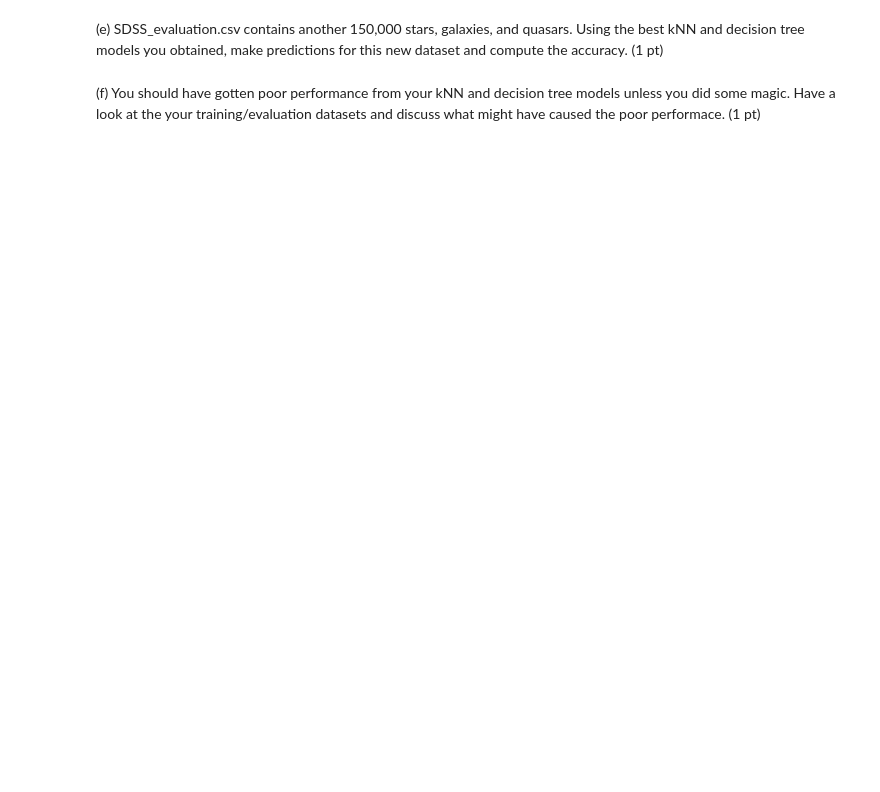
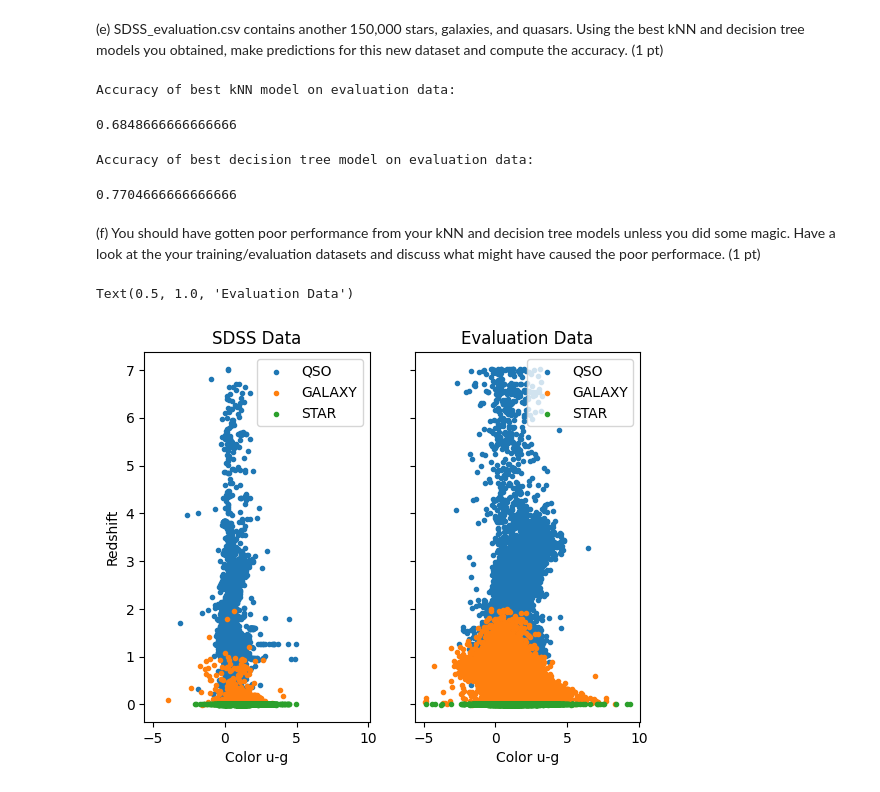
Before and after one commit to SpacialTree/HomeworkBack, a Jupyter notebook: MachineLearning/Homework/HW1/AST7939_homework1.ipynb, the cells around one changed output. Saved outputs shown, nothing was run; the diff lists cells and outputs as text; code cells hidden in the pictures; blank space fills up the shorter version.

```diff
--- a/MachineLearning/Homework/HW1/AST7939_homework1.ipynb
+++ b/MachineLearning/Homework/HW1/AST7939_homework1.ipynb
@@ -166,2 +253,22 @@ X_train, X_test, y_train, y_test = train_test_split(X, y, random_state=0)
+# %%
+# Test using best kNN model
+model_best_kNN = neighbors.KNeighborsClassifier(n_neighbors=3)
+model_best_kNN.fit(X_train_scaled, np.ravel(y_train,order='C'))
+
+print('Accuracy of best kNN model on evaluation data:')
+model_best_kNN.score(X_eval_scaled, y_eval)
+# %% [output]
+Accuracy of best kNN model on evaluation data:
+0.6848666666666666
+# %%
+# Test using best decision tree model
+model_best_dt = DecisionTreeClassifier(max_depth=11, random_state=0)
+model_best_dt.fit(X_train, y_train)
+
+print('Accuracy of best decision tree model on evaluation data:')
+model_best_dt.score(X_eval, y_eval)
+# %% [output]
+Accuracy of best decision tree model on evaluation data:
+0.7704666666666666
 # %% [markdown]
 (f) You should have gotten poor performance from your kNN and decision tree models unless you did some magic. Have a look at the your training/evaluation datasets and discuss what might have caused the poor performace. (1 pt)
@@ -169,0 +275,43 @@ X_train, X_test, y_train, y_test = train_test_split(X, y, random_state=0)
+# %%
+color_ug_qso = dataset_sdss['u'][dataset_sdss['class'] == 'QSO'] - dataset_sdss['g'][dataset_sdss['class'] == 'QSO']
+redshift_qso = dataset_sdss['redshift'][dataset_sdss['class'] == 'QSO']
+
+color_ug_gal = dataset_sdss['u'][dataset_sdss['class'] == 'GALAXY'] - dataset_sdss['g'][dataset_sdss['class'] == 'GALAXY']
+redshift_gal = dataset_sdss['redshift'][dataset_sdss['class'] == 'GALAXY']
+
+color_ug_str = dataset_sdss['u'][dataset_sdss['class'] == 'STAR'] - dataset_sdss['g'][dataset_sdss['class'] == 'STAR']
+redshift_str = dataset_sdss['redshift'][dataset_sdss['class'] == 'STAR']
+
+color_ug_qso_e = data['u'][data['class'] == 'QSO'] - data['g'][data['class'] == 'QSO']
+redshift_qso_e = data['redshift'][data['class'] == 'QSO']
+
+color_ug_gal_e = data['u'][data['class'] == 'GALAXY'] - data['g'][data['class'] == 'GALAXY']
+redshift_gal_e = data['redshift'][data['class'] == 'GALAXY']
+
+color_ug_str_e = data['u'][data['class'] == 'STAR'] - data['g'][data['class'] == 'STAR']
+redshift_str_e = data['redshift'][data['class'] == 'STAR']
+# %%
+fig, (ax1, ax2) = plt.subplots(1, 2, sharey=True, sharex=True)
+
+ax1.scatter(color_ug_qso, redshift_qso, marker='.', label='QSO')
+ax1.scatter(color_ug_gal, redshift_gal, marker='.', label='GALAXY')
+ax1.scatter(color_ug_str, redshift_str, marker='.', label='STAR')
+
+ax1.legend()
+
+ax2.scatter(color_ug_qso_e, redshift_qso_e, marker='.', label='QSO')
+ax2.scatter(color_ug_gal_e, redshift_gal_e, marker='.', label='GALAXY')
+ax2.scatter(color_ug_str_e, redshift_str_e, marker='.', label='STAR')
+
+ax2.legend()
+
+ax1.set_xlabel('Color u-g')
+ax2.set_xlabel('Color u-g')
+
+ax1.set_ylabel('Redshift')
+
+ax1.set_title('SDSS Data')
+ax2.set_title('Evaluation Data')
+# %% [output]
+Text(0.5, 1.0, 'Evaluation Data')
+[figure, added]
```
Also changed, not shown: parts of 26 cells of this notebook, 6 other files.
